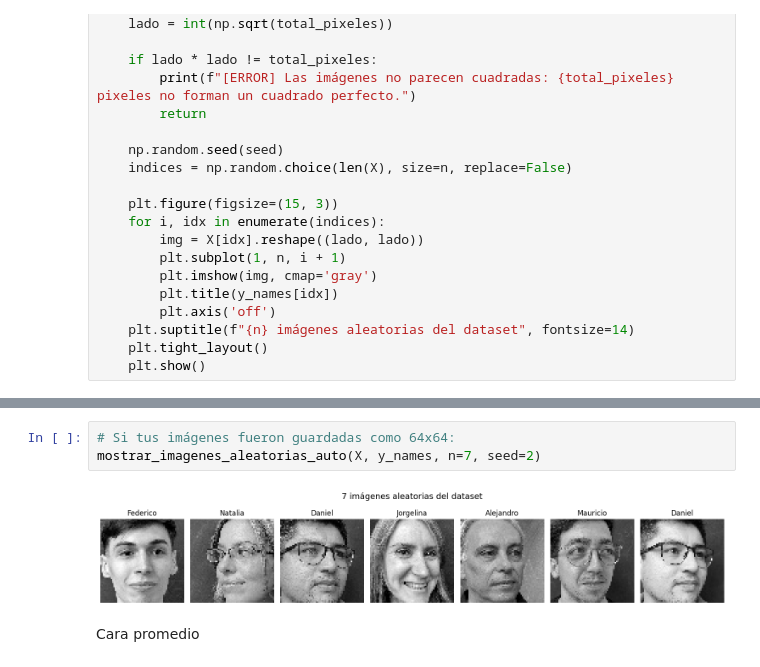
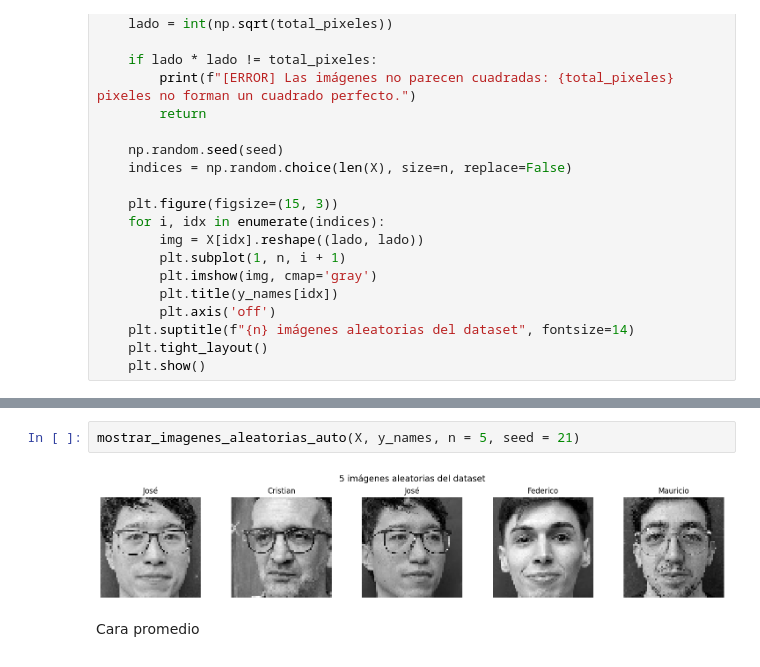
Before and after one commit to bnrey/DMA_g1_nuestras_caras, a Jupyter notebook: nuetras_caras_v2.ipynb, the cells around one changed output, grey strips where cells are left out. Drawn from its saved outputs; the diff is of its cells as text.

```diff
--- a/nuetras_caras_v2.ipynb
+++ b/nuetras_caras_v2.ipynb
@@ -232,8 +233,7 @@ X, y, label_dict, y_names = cargar_dataset_con_labels(output_folder)
-# %%
-# Si tus imágenes fueron guardadas como 64x64:
-mostrar_imagenes_aleatorias_auto(X, y_names, n=7, seed=2)
-# %% [output]
-[figure, removed]
+# %%
+mostrar_imagenes_aleatorias_auto(X, y_names, n = 5, seed = 21)
+# %% [output]
+[figure, added]
 # %% [markdown]
 Cara promedio
 # %%
```
Also changed, not shown: parts of 23 cells of this notebook.
